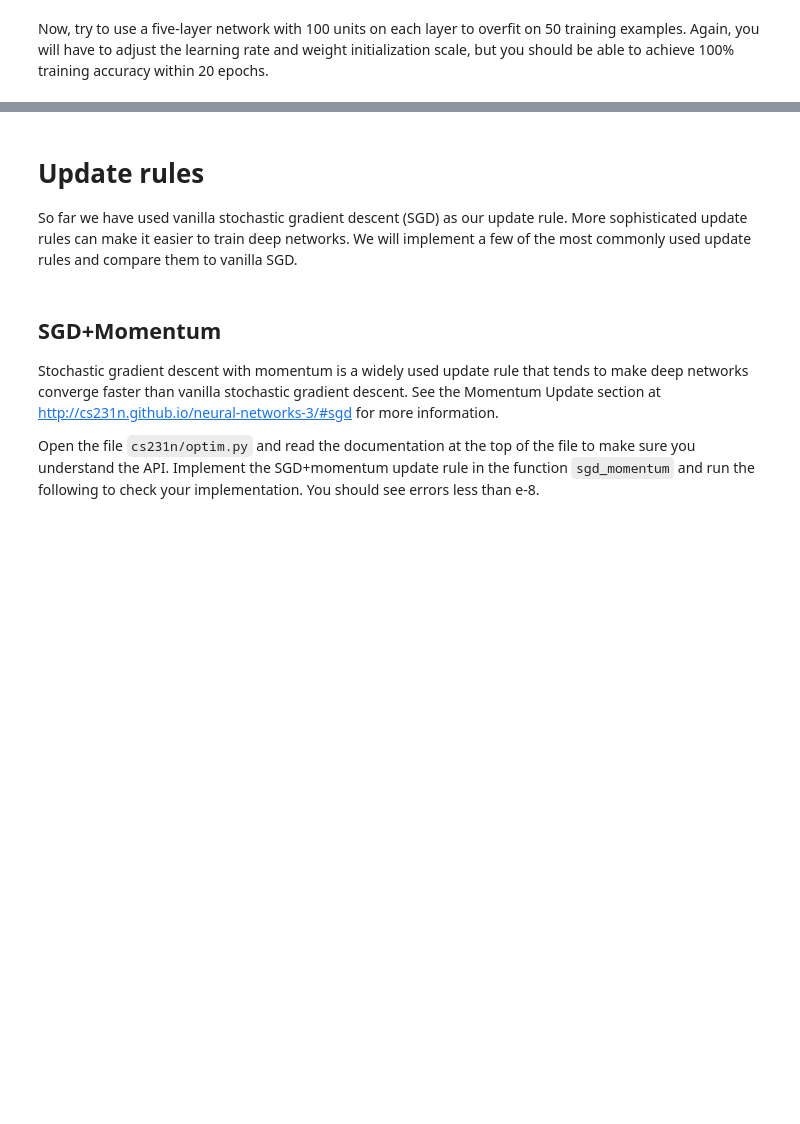
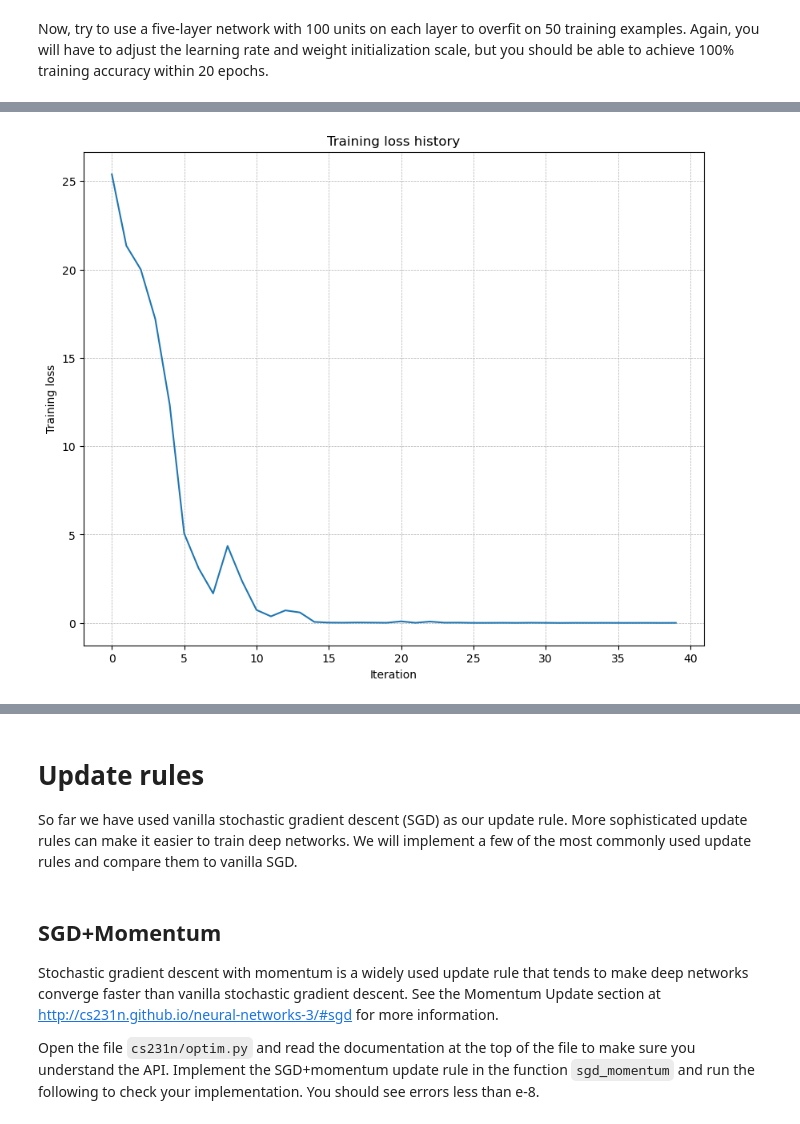
Before and after one commit to nguyentuss/CS231n, a Jupyter notebook: assignment2/FullyConnectedNets.ipynb, the cells around one changed output, grey strips where cells are left out. Drawn from its saved outputs; the diff is of its cells as text; code cells hidden in the pictures; blank space fills up the shorter version.

```diff
--- a/assignment2/FullyConnectedNets.ipynb
+++ b/assignment2/FullyConnectedNets.ipynb
@@ -179,8 +210,8 @@ small_data = {
   'y_val': data['y_val'],
 }
 
-learning_rate = 2e-3  # Experiment with this!
-weight_scale = 1e-5   # Experiment with this!
+learning_rate = 3e-3  # Experiment with this!
+weight_scale = 8e-2   # Experiment with this!
 model = FullyConnectedNet(
     [100, 100, 100, 100],
     weight_scale=weight_scale,
@@ -203,3 +234,4 @@ plt.xlabel('Iteration')
 plt.ylabel('Training loss')
 plt.grid(linestyle='--', linewidth=0.5)
 plt.show()
+# %% [output]
@@ -206,3 +255,4 @@ plt.show()
+[figure, added]
 # %% [markdown]
 ## Inline Question 1:
 Did you notice anything about the comparative difficulty of training the three-layer network vs. training the five-layer network? In particular, based on your experience, which network seemed more sensitive to the initialization scale? Why do you think that is the case?
```
Also changed, not shown: parts of 12 cells of this notebook, 3 other files.
